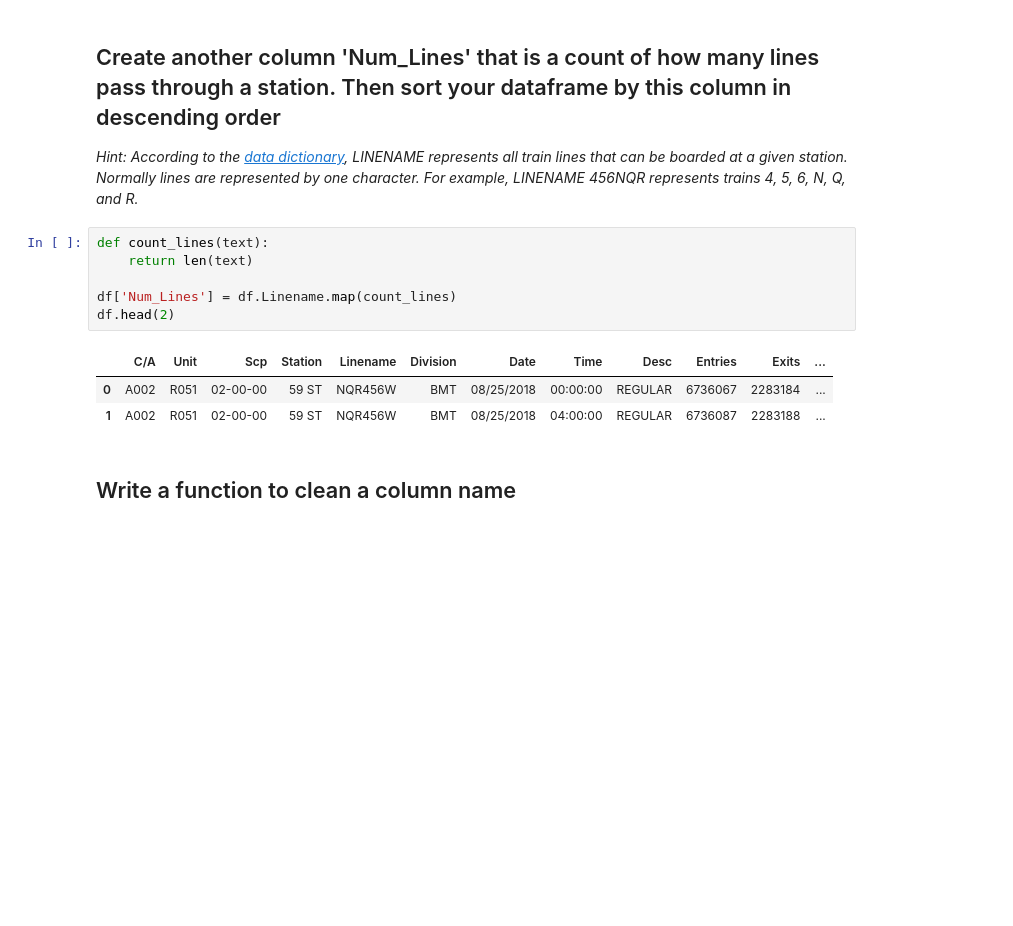
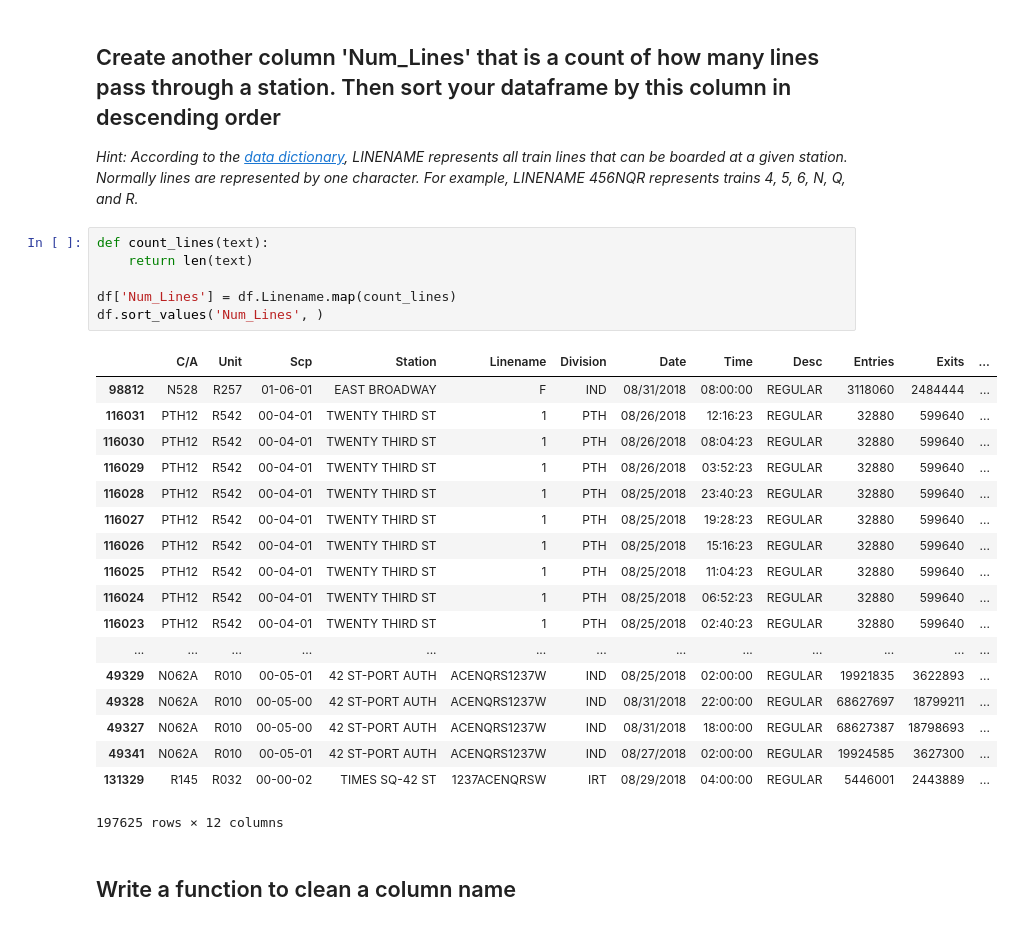
Before and after one commit to Rsaphra/dsc-pandas-series-and-dataframes-lab-nyc-ds-071519, a Jupyter notebook: index.ipynb, the cells around one changed output. Drawn from its saved outputs; the diff is of its cells as text; blank space fills up the shorter version.

```diff
--- a/index.ipynb
+++ b/index.ipynb
@@ -106,13 +106,28 @@ df.set_index('C/A')
 # %%
 def count_lines(text):
     return len(text)
 
 df['Num_Lines'] = df.Linename.map(count_lines)
-df.head(2)
+df.sort_values('Num_Lines', )
 # %% [output]
 |  | C/A | Unit | Scp | Station | Linename | Division | Date | Time | Desc | Entries | Exits | ... |
-| 0 | A002 | R051 | 02-00-00 | 59 ST | NQR456W | BMT | 08/25/2018 | 00:00:00 | REGULAR | 6736067 | 2283184 | ... |
-| 1 | A002 | R051 | 02-00-00 | 59 ST | NQR456W | BMT | 08/25/2018 | 04:00:00 | REGULAR | 6736087 | 2283188 | ... |
+| 98812 | N528 | R257 | 01-06-01 | EAST BROADWAY | F | IND | 08/31/2018 | 08:00:00 | REGULAR | 3118060 | 2484444 | ... |
+| 116031 | PTH12 | R542 | 00-04-01 | TWENTY THIRD ST | 1 | PTH | 08/26/2018 | 12:16:23 | REGULAR | 32880 | 599640 | ... |
+| 116030 | PTH12 | R542 | 00-04-01 | TWENTY THIRD ST | 1 | PTH | 08/26/2018 | 08:04:23 | REGULAR | 32880 | 599640 | ... |
+| 116029 | PTH12 | R542 | 00-04-01 | TWENTY THIRD ST | 1 | PTH | 08/26/2018 | 03:52:23 | REGULAR | 32880 | 599640 | ... |
+| 116028 | PTH12 | R542 | 00-04-01 | TWENTY THIRD ST | 1 | PTH | 08/25/2018 | 23:40:23 | REGULAR | 32880 | 599640 | ... |
+| 116027 | PTH12 | R542 | 00-04-01 | TWENTY THIRD ST | 1 | PTH | 08/25/2018 | 19:28:23 | REGULAR | 32880 | 599640 | ... |
+| 116026 | PTH12 | R542 | 00-04-01 | TWENTY THIRD ST | 1 | PTH | 08/25/2018 | 15:16:23 | REGULAR | 32880 | 599640 | ... |
+| 116025 | PTH12 | R542 | 00-04-01 | TWENTY THIRD ST | 1 | PTH | 08/25/2018 | 11:04:23 | REGULAR | 32880 | 599640 | ... |
+| 116024 | PTH12 | R542 | 00-04-01 | TWENTY THIRD ST | 1 | PTH | 08/25/2018 | 06:52:23 | REGULAR | 32880 | 599640 | ... |
+| 116023 | PTH12 | R542 | 00-04-01 | TWENTY THIRD ST | 1 | PTH | 08/25/2018 | 02:40:23 | REGULAR | 32880 | 599640 | ... |
+| ... | ... | ... | ... | ... | ... | ... | ... | ... | ... | ... | ... | ... |
+| 49329 | N062A | R010 | 00-05-01 | 42 ST-PORT AUTH | ACENQRS1237W | IND | 08/25/2018 | 02:00:00 | REGULAR | 19921835 | 3622893 | ... |
+| 49328 | N062A | R010 | 00-05-00 | 42 ST-PORT AUTH | ACENQRS1237W | IND | 08/31/2018 | 22:00:00 | REGULAR | 68627697 | 18799211 | ... |
+| 49327 | N062A | R010 | 00-05-00 | 42 ST-PORT AUTH | ACENQRS1237W | IND | 08/31/2018 | 18:00:00 | REGULAR | 68627387 | 18798693 | ... |
+| 49341 | N062A | R010 | 00-05-01 | 42 ST-PORT AUTH | ACENQRS1237W | IND | 08/27/2018 | 02:00:00 | REGULAR | 19924585 | 3627300 | ... |
+| 131329 | R145 | R032 | 00-00-02 | TIMES SQ-42 ST | 1237ACENQRSW | IRT | 08/29/2018 | 04:00:00 | REGULAR | 5446001 | 2443889 | ... |
+197625 rows × 12 columns
 # %% [markdown]
 ## Write a function to clean a column name
 # %%
```
